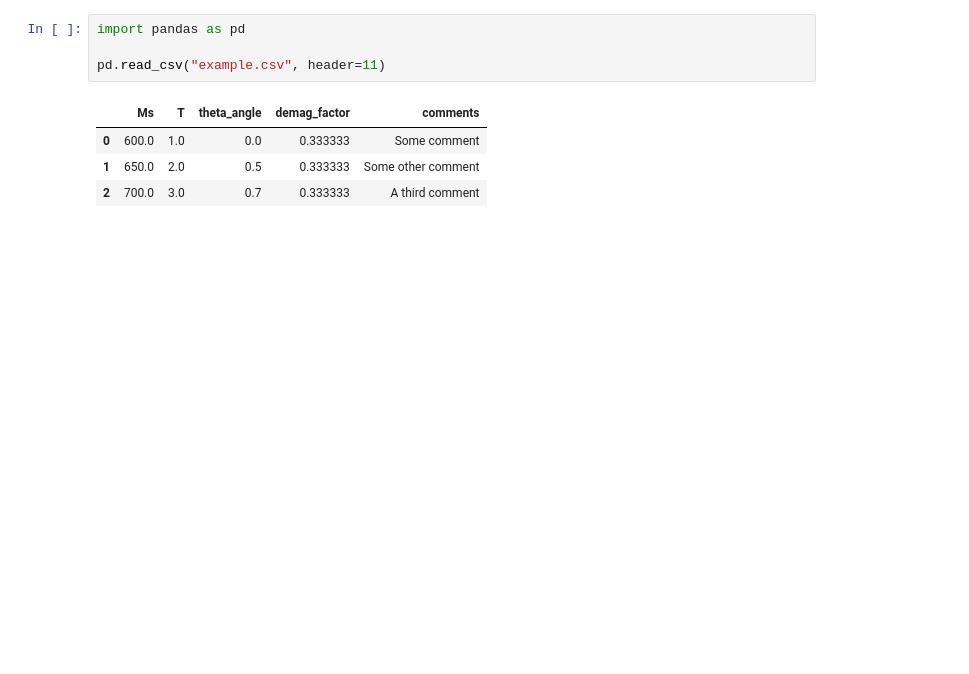
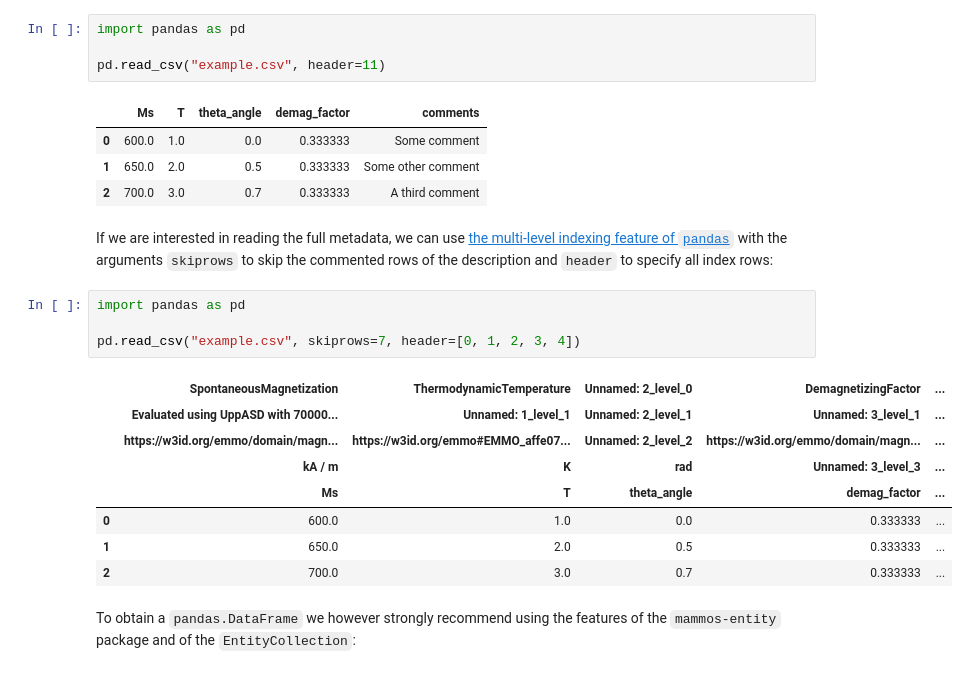
Before and after one commit to MaMMoS-project/mammos-entity, a Jupyter notebook: examples/csv.ipynb, the cells around one changed output. Saved outputs shown, nothing was run; the diff lists cells and outputs as text; blank space fills up the shorter version.

Commit message:
add further example on use of `pandas`

```diff
--- a/examples/csv.ipynb
+++ b/examples/csv.ipynb
@@ -92,3 +94,20 @@ pd.read_csv("example.csv", header=11)
 | 0 | 600.0 | 1.0 | 0.0 | 0.333333 | Some comment |
 | 1 | 650.0 | 2.0 | 0.5 | 0.333333 | Some other comment |
 | 2 | 700.0 | 3.0 | 0.7 | 0.333333 | A third comment |
+# %% [markdown]
+If we are interested in reading the full metadata, we can use [the multi-level indexing feature of `pandas`](https://pandas.pydata.org/pandas-docs/stable/user_guide/advanced.html#multiindex-advanced-indexing) with the arguments `skiprows` to skip the commented rows of the description and `header` to specify all index rows:
+# %%
+import pandas as pd
+
+pd.read_csv("example.csv", skiprows=7, header=[0, 1, 2, 3, 4])
+# %% [output]
+|  | SpontaneousMagnetization | ThermodynamicTemperature | Unnamed: 2_level_0 | DemagnetizingFactor | ... |
+|  | Evaluated using UppASD with 70000... | Unnamed: 1_level_1 | Unnamed: 2_level_1 | Unnamed: 3_level_1 | ... |
+|  | https://w3id.org/emmo/domain/magn... | https://w3id.org/emmo#EMMO_affe07... | Unnamed: 2_level_2 | https://w3id.org/emmo/domain/magn... | ... |
+|  | kA / m | K | rad | Unnamed: 3_level_3 | ... |
+|  | Ms | T | theta_angle | demag_factor | ... |
+| 0 | 600.0 | 1.0 | 0.0 | 0.333333 | ... |
+| 1 | 650.0 | 2.0 | 0.5 | 0.333333 | ... |
+| 2 | 700.0 | 3.0 | 0.7 | 0.333333 | ... |
+# %% [markdown]
+To obtain a `pandas.DataFrame` we however strongly recommend using the features of the `mammos-entity` package and of the `EntityCollection`:
```
Also changed, not shown: parts of 4 cells of this notebook.
